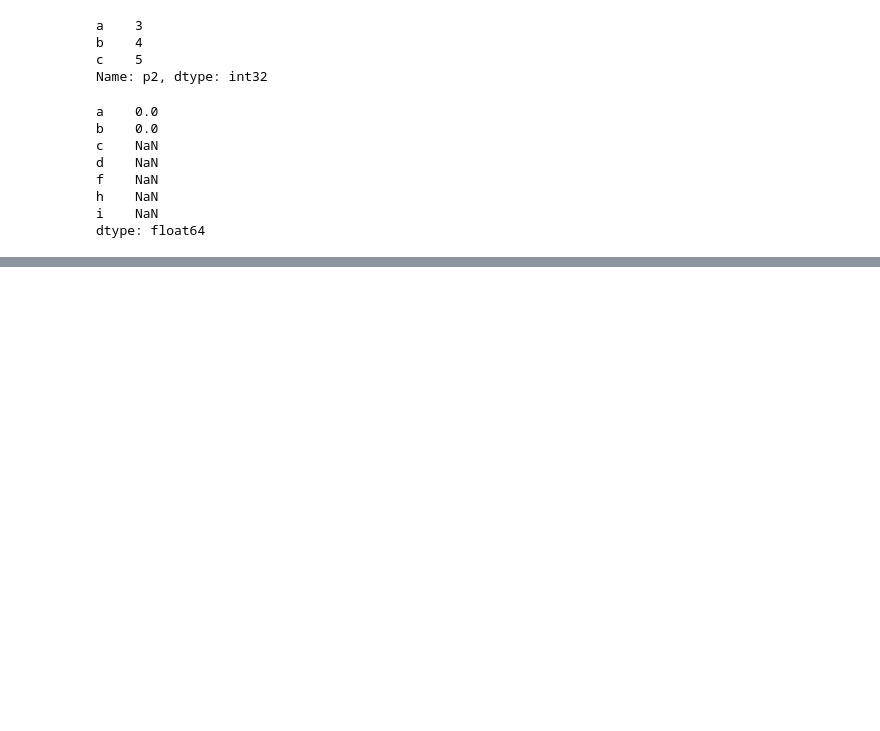
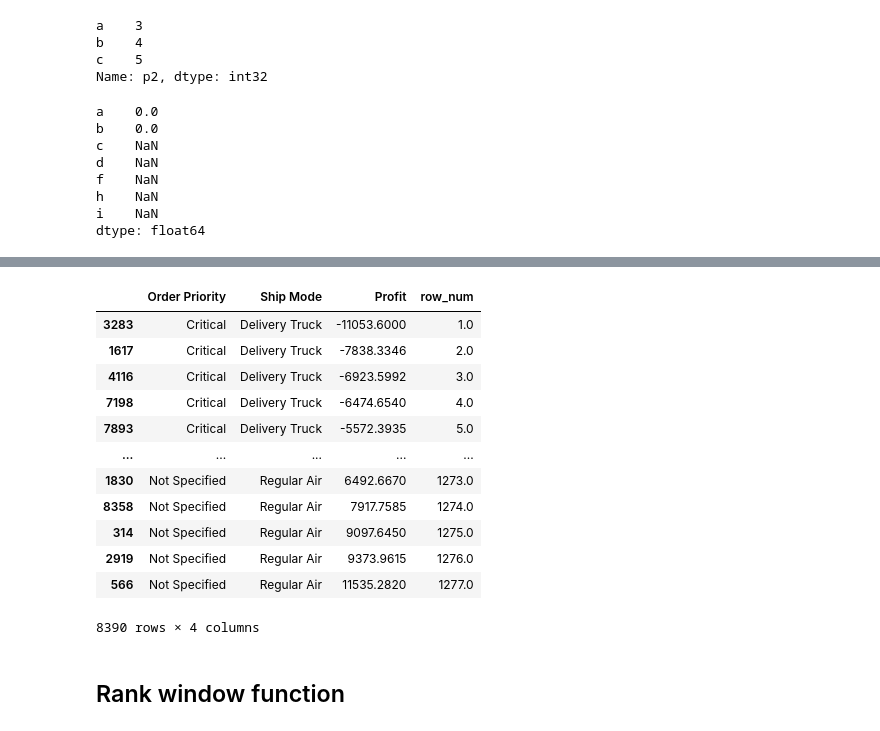
Before and after one commit to vivekgupta0657/learning-python, a Jupyter notebook: revamp.ipynb, the cells around one changed output, grey strips where cells are left out. Cells and saved outputs as stored; diff of their text form; code cells hidden in the pictures; blank space fills up the shorter version.

```diff
--- a/revamp.ipynb
+++ b/revamp.ipynb
@@ -1425,0 +1468,3 @@ dtype: float64
+# %%
+order = pd.read_excel('Sample - Superstore Sales.xls',0)
+order.head()
@@ -1425,0 +1479,3 @@ dtype: float64
+# %%
+window_fun_triel= order.loc[:,['Order Priority','Ship Mode','Profit']]
+window_fun_triel.head()
@@ -1425,0 +1489,3 @@ dtype: float64
+# %%
+window_fun_triel['row_num']= window_fun_triel.groupby(['Order Priority','Ship Mode']).Profit.rank(method='first')
+window_fun_triel.head()
@@ -1425,0 +1499,18 @@ dtype: float64
+# %%
+window_fun_triel.sort_values(by=['Order Priority','Ship Mode','Profit'])
+# %% [output]
+|  | Order Priority | Ship Mode | Profit | row_num |
+| 3283 | Critical | Delivery Truck | -11053.6000 | 1.0 |
+| 1617 | Critical | Delivery Truck | -7838.3346 | 2.0 |
+| 4116 | Critical | Delivery Truck | -6923.5992 | 3.0 |
+| 7198 | Critical | Delivery Truck | -6474.6540 | 4.0 |
+| 7893 | Critical | Delivery Truck | -5572.3935 | 5.0 |
+| ... | ... | ... | ... | ... |
+| 1830 | Not Specified | Regular Air | 6492.6670 | 1273.0 |
+| 8358 | Not Specified | Regular Air | 7917.7585 | 1274.0 |
+| 314 | Not Specified | Regular Air | 9097.6450 | 1275.0 |
+| 2919 | Not Specified | Regular Air | 9373.9615 | 1276.0 |
+| 566 | Not Specified | Regular Air | 11535.2820 | 1277.0 |
+8390 rows × 4 columns
+# %% [markdown]
+##  Rank window function
```
Also changed, not shown: parts of 36 cells of this notebook.
